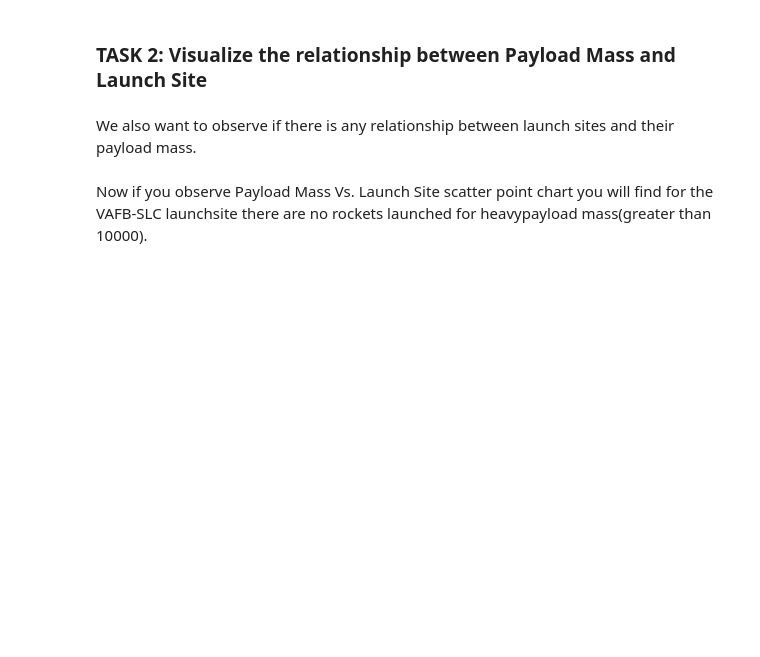
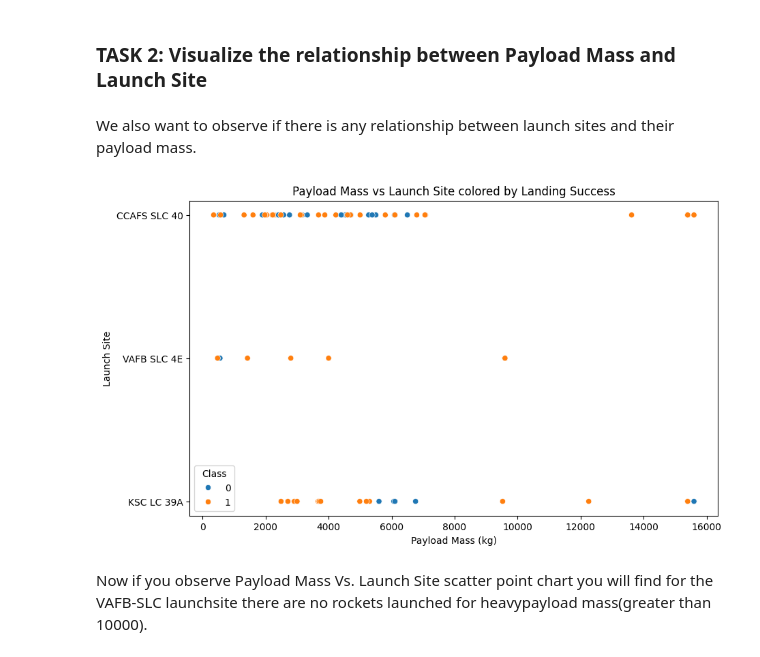
Before and after one commit to SiahBatterson/Space_X_Captsone, a Jupyter notebook: edadataviz.ipynb, the cells around one changed output. Drawn from its saved outputs; the diff is of its cells as text; code cells hidden in the pictures; blank space fills up the shorter version.

```diff
--- a/edadataviz.ipynb
+++ b/edadataviz.ipynb
@@ -109,3 +117,18 @@ We also want to observe if there is any relationship between launch sites and th
+# %%
+# Scatter plot of Payload Mass vs Launch Site
+plt.figure(figsize=(10,6))
+sns.scatterplot(
+    data=df,
+    x='PayloadMass',
+    y='LaunchSite',
+    hue='Class'
+)
+plt.title('Payload Mass vs Launch Site colored by Landing Success')
+plt.xlabel('Payload Mass (kg)')
+plt.ylabel('Launch Site')
+plt.show()
+# %% [output]
+[figure, added]
 # %% [markdown]
 Now if you observe Payload Mass Vs. Launch Site scatter point chart you will find for the VAFB-SLC  launchsite there are no  rockets  launched for  heavypayload mass(greater than 10000).
 # %% [markdown]
```
Also changed, not shown: parts of 93 cells of this notebook, 7 other files.
